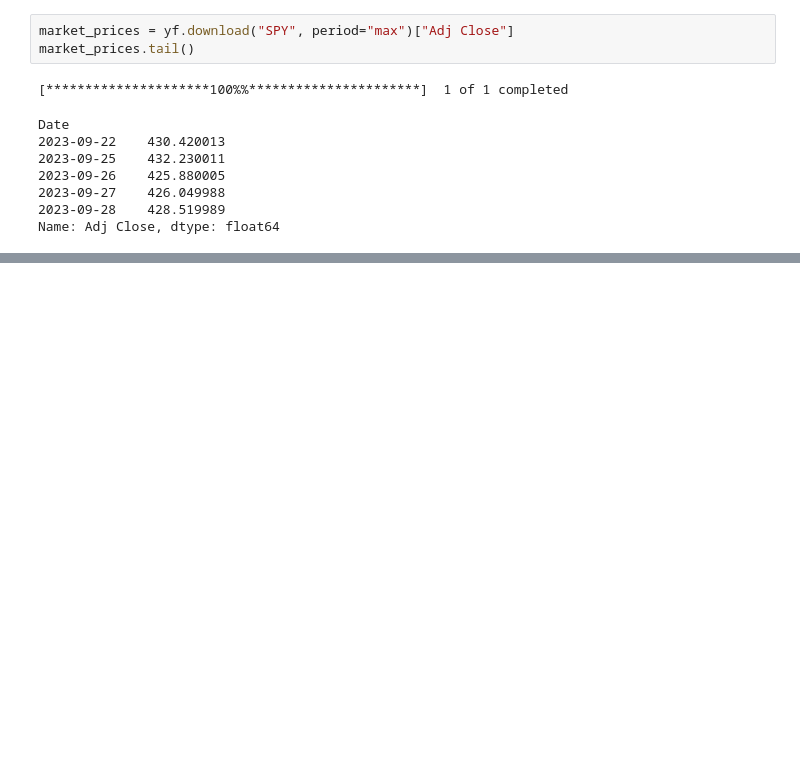
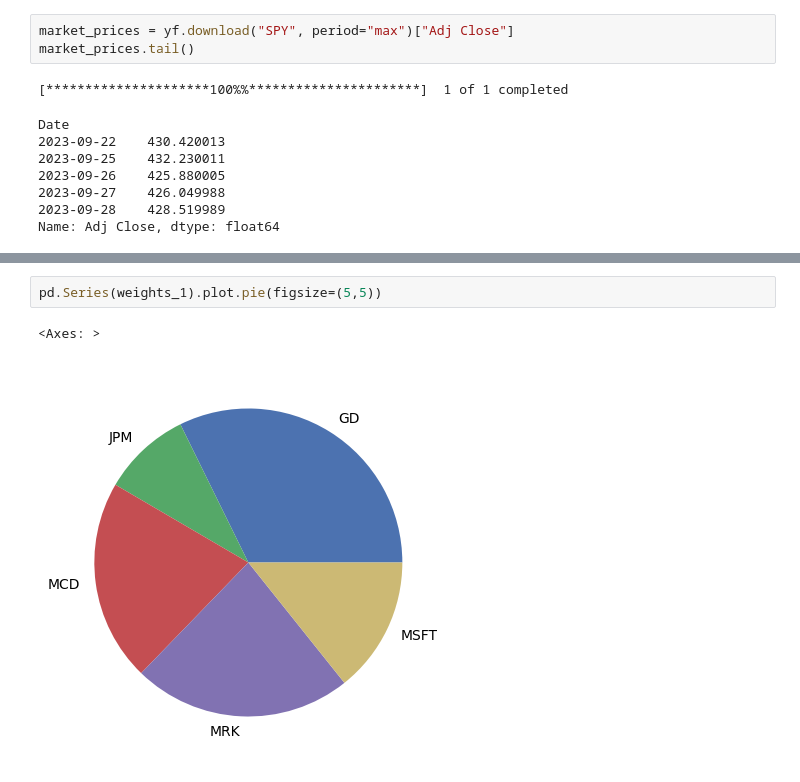
Before and after one commit to AlienX77-cmd/Computational-Finance, a Jupyter notebook: Computational_Finance_Homework_4_Portfolio_Optimization_Programing_6310505688_Kittipak.ipynb, the cells around one changed output, grey strips where cells are left out. Cells and saved outputs as stored; diff of their text form; blank space fills up the shorter version.

```diff
--- a/Computational_Finance_Homework_4_Portfolio_Optimization_Programing_6310505688_Kittipak.ipynb
+++ b/Computational_Finance_Homework_4_Portfolio_Optimization_Programing_6310505688_Kittipak.ipynb
@@ -641,0 +710,5 @@ delta
+# %%
+pd.Series(weights_1).plot.pie(figsize=(5,5))
+# %% [output]
+<Axes: >
+[figure, added]
```
Also changed, not shown: parts of 19 cells of this notebook.
